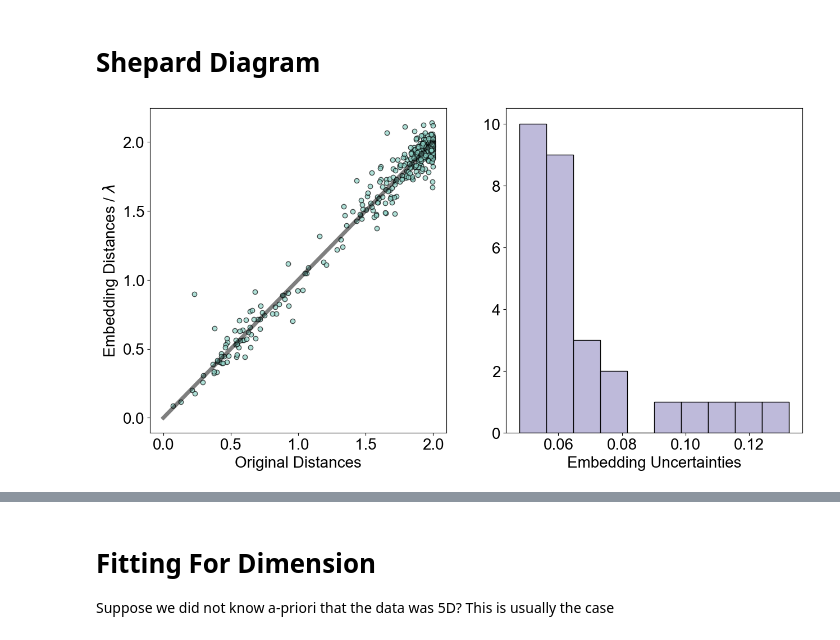
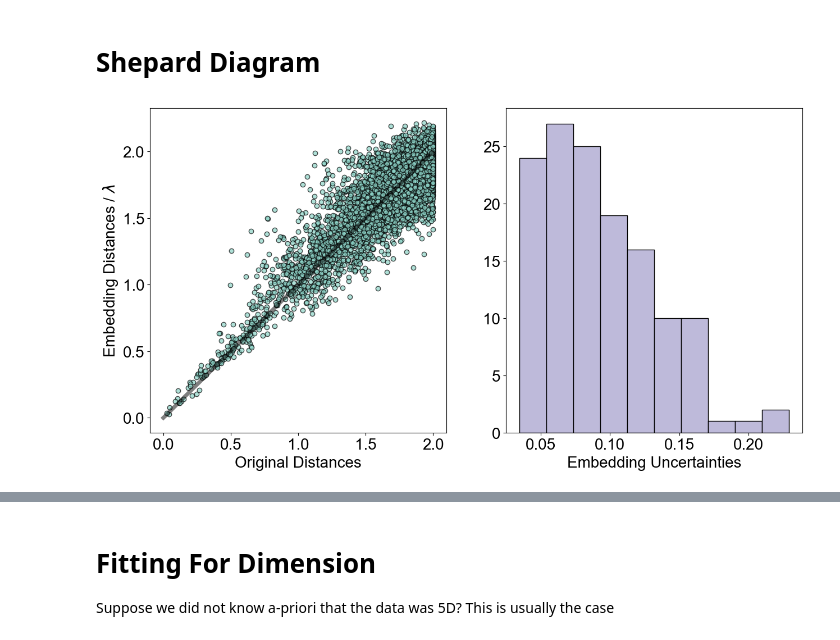
Before and after one commit to iulia-rusu/hyperbolic_sensory_stim, a Jupyter notebook: HMDS-example/HMDS_single_worm_unclustered.ipynb, the cells around one changed output, grey strips where cells are left out. Drawn from its saved outputs; the diff is of its cells as text; code cells hidden in the pictures.

Commit message:
radii graphs

```diff
--- a/HMDS-example/HMDS_single_worm_unclustered.ipynb
+++ b/HMDS-example/HMDS_single_worm_unclustered.ipynb
@@ -119,0 +111,7 @@ distance_matrix_squaredp.shape
+# %%
+bacteria = np.load('/Users/iuliarusu/Documents/Sharpee/ProcAiryData/Yfull_op50_SF.npz')
+bacteria_arr_0= bacteria['arr_1']
+bacteria_0_df = pd.DataFrame(bacteria_arr_0)
+corr_matrix = bacteria_0_df.corr()
+distance_matrix = 1 - corr_matrix
+distance_matrix_squaredp = (1 - corr_matrix**2) * 2
@@ -121,7 +123,7 @@ distance_matrix_squaredp.shape
 #dictionary to specify input to simulation
 
 # dat={'N':100, 'D':5, 'deltaij':mat_dim}
-dat = {'N': 29 , 'D': 3 , 'deltaij':distance_matrix_squaredp}
+dat = {'N': 135 , 'D': 3 , 'deltaij':distance_matrix_squaredp}
 #run optimizer
 model = ltz_m.optimize(data=dat, iter=250000, algorithm='LBFGS', tol_rel_grad=1e2)
 # %% [output]
@@ -220,18 +227,18 @@ rcParams['font.sans-serif'] = 'Arial'
 # %%
 fig, ax = plt.subplots(1, 2, figsize=(15,7.5))
 
-ax[0].scatter(distance_matrix_squaredp.values[np.triu_indices(29, k=1)], hyp_emb['emb_mat'][np.triu_indices(29, k=1)], c='#8dd3c7', edgecolor='black', alpha=0.7) #cornflowerblue, lightcoral
+ax[0].scatter(distance_matrix_squaredp.values[np.triu_indices(135, k=1)], hyp_emb['emb_mat'][np.triu_indices(135, k=1)], c='#8dd3c7', edgecolor='black', alpha=0.7) #cornflowerblue, lightcoral
 ax[0].plot(np.arange(3), np.arange(3), c='black', linewidth=5, alpha=0.5)
 
 ax[0].set_xlabel('Original Distances', fontsize=20)
 ax[0].tick_params(axis='both', which='major', labelsize=20)
 ax[0].set_ylabel('Embedding Distances / $\lambda$', fontsize=20)
 
 ax[1].hist(hyp_emb['sig'], color ='#bebada', edgecolor='black') #cornflowerblue, lightcoral
 ax[1].set_xlabel('Embedding Uncertainties', fontsize=20)
 ax[1].tick_params(axis='both', which='major', labelsize=20)
 # %% [output]
-[figure, old version]
+[figure, new version]
 # %%
 hyperbolic_df= pd.DataFrame(hyp_emb['pcoords'], columns=['x', 'y', 'z'])
 # %%
```
Also changed, not shown: parts of 25 cells of this notebook, 26 other files.
